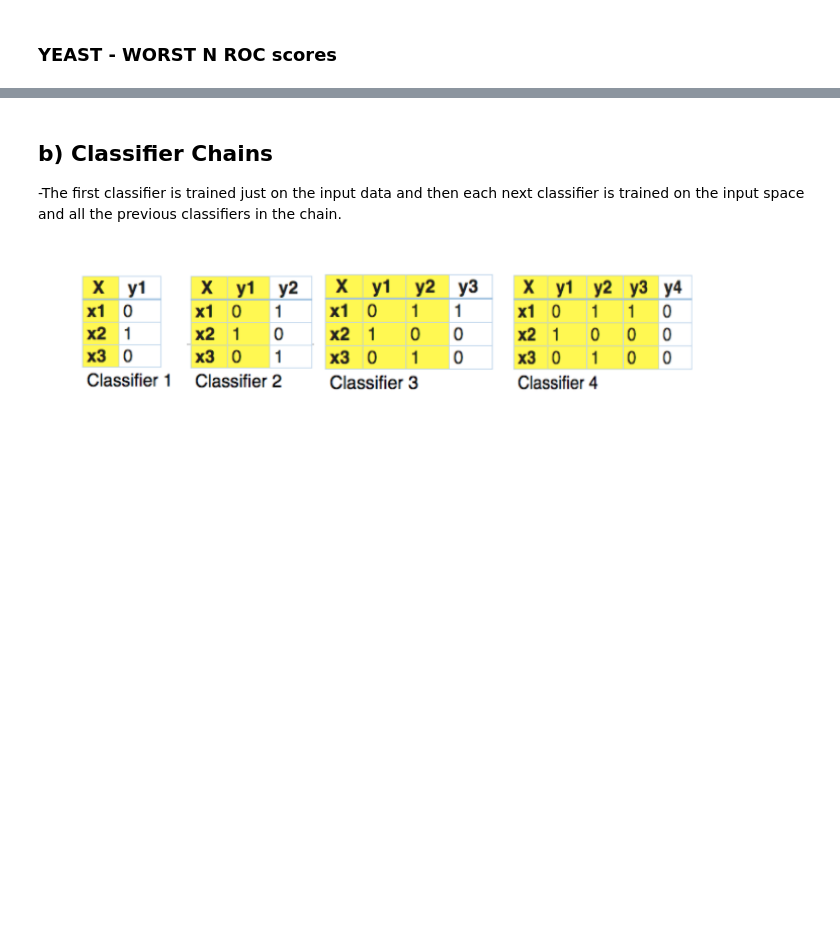
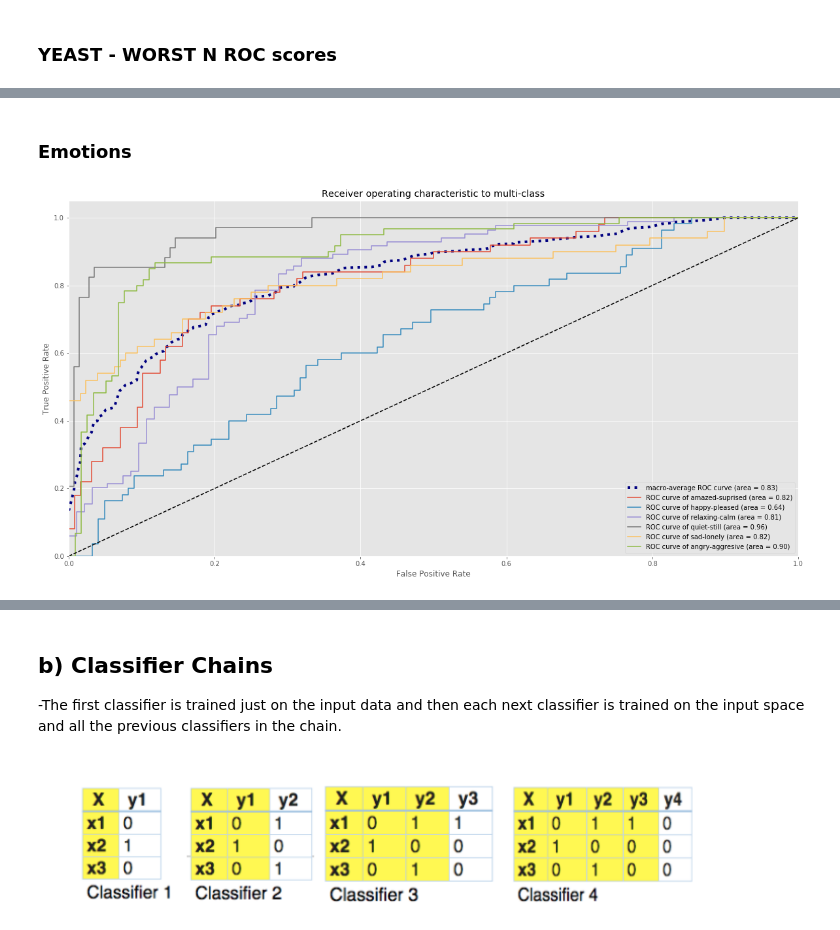
Before and after one commit to dusicastepic/Multi-label-classification-, a Jupyter notebook: MLC - proba.ipynb, the cells around one changed output, grey strips where cells are left out. Saved outputs shown, nothing was run; the diff lists cells and outputs as text; code cells hidden in the pictures; blank space fills up the shorter version.

```diff
--- a/MLC - proba.ipynb
+++ b/MLC - proba.ipynb
@@ -388,0 +624,2 @@ matrix([[ 0.23038229,  0.40117044,  0.08592307, ...,  0.24177071,
+# %%
+y_emotions=emotions.loc[:,"amazed-suprised":"angry-aggresive"]
@@ -388,0 +630,4 @@ matrix([[ 0.23038229,  0.40117044,  0.08592307, ...,  0.24177071,
+# %%
+x_emotions=emotions.drop(y_emotions,axis=1)
+# %%
+x_emotions_train, x_emotions_test, y_emotions_train, y_emotions_test = train_test_split(x_emotions,y_emotions, test_size=0.3, random_state=42)
@@ -706,0 +1096,6 @@ plotOnlyN(3,1)
+# %% [markdown]
+### Emotions
+# %%
+MakeRocAucPlot( x_emotions_train, y_emotions_train,x_emotions_test,y_emotions_test)
+# %% [output]
+[figure, added]
```
Also changed, not shown: parts of 107 cells of this notebook.
